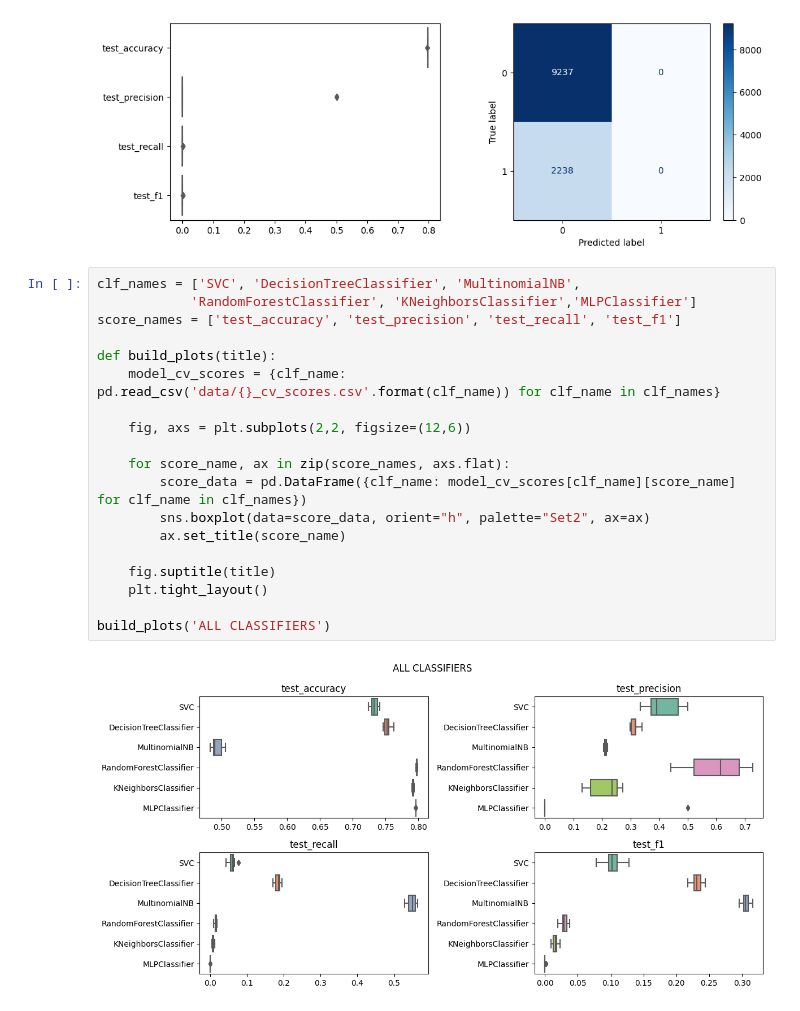
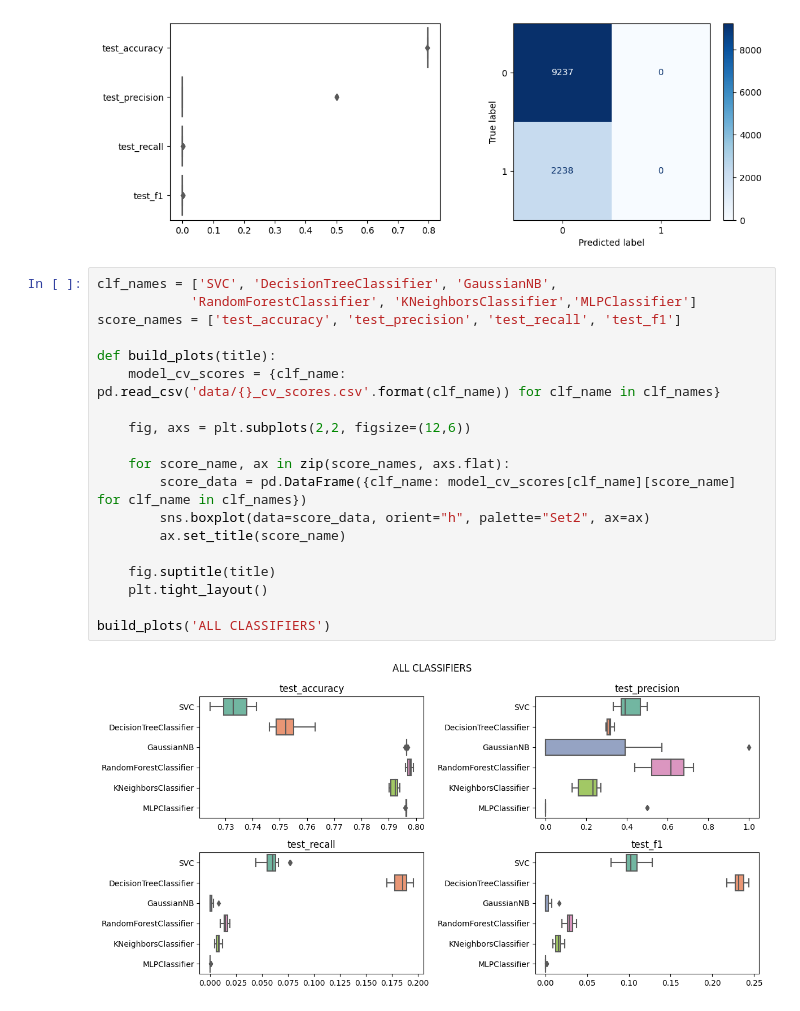
Before and after one commit to anhphuong012/ML_GiuaKi, a Jupyter notebook: GK_ML.ipynb, the cells around one changed output. Cells and saved outputs as stored; diff of their text form.

```diff
--- a/GK_ML.ipynb
+++ b/GK_ML.ipynb
@@ -350,24 +350,24 @@ B. Final Validation on Test Set
  0.804967   0.402484     0.5 0.445973
 [figure]
 # %%
-clf_names = ['SVC', 'DecisionTreeClassifier', 'MultinomialNB',
+clf_names = ['SVC', 'DecisionTreeClassifier', 'GaussianNB',
             'RandomForestClassifier', 'KNeighborsClassifier','MLPClassifier']
 score_names = ['test_accuracy', 'test_precision', 'test_recall', 'test_f1']
 
 def build_plots(title):
     model_cv_scores = {clf_name: pd.read_csv('data/{}_cv_scores.csv'.format(clf_name)) for clf_name in clf_names}
 
     fig, axs = plt.subplots(2,2, figsize=(12,6))
 
     for score_name, ax in zip(score_names, axs.flat):
         score_data = pd.DataFrame({clf_name: model_cv_scores[clf_name][score_name] for clf_name in clf_names})
         sns.boxplot(data=score_data, orient="h", palette="Set2", ax=ax)
         ax.set_title(score_name)
 
     fig.suptitle(title)
     plt.tight_layout()
 
 build_plots('ALL CLASSIFIERS')
 # %% [output]
-[figure, old version]
+[figure, new version]
 # %%
```
Also changed, not shown: parts of 3 cells of this notebook.
